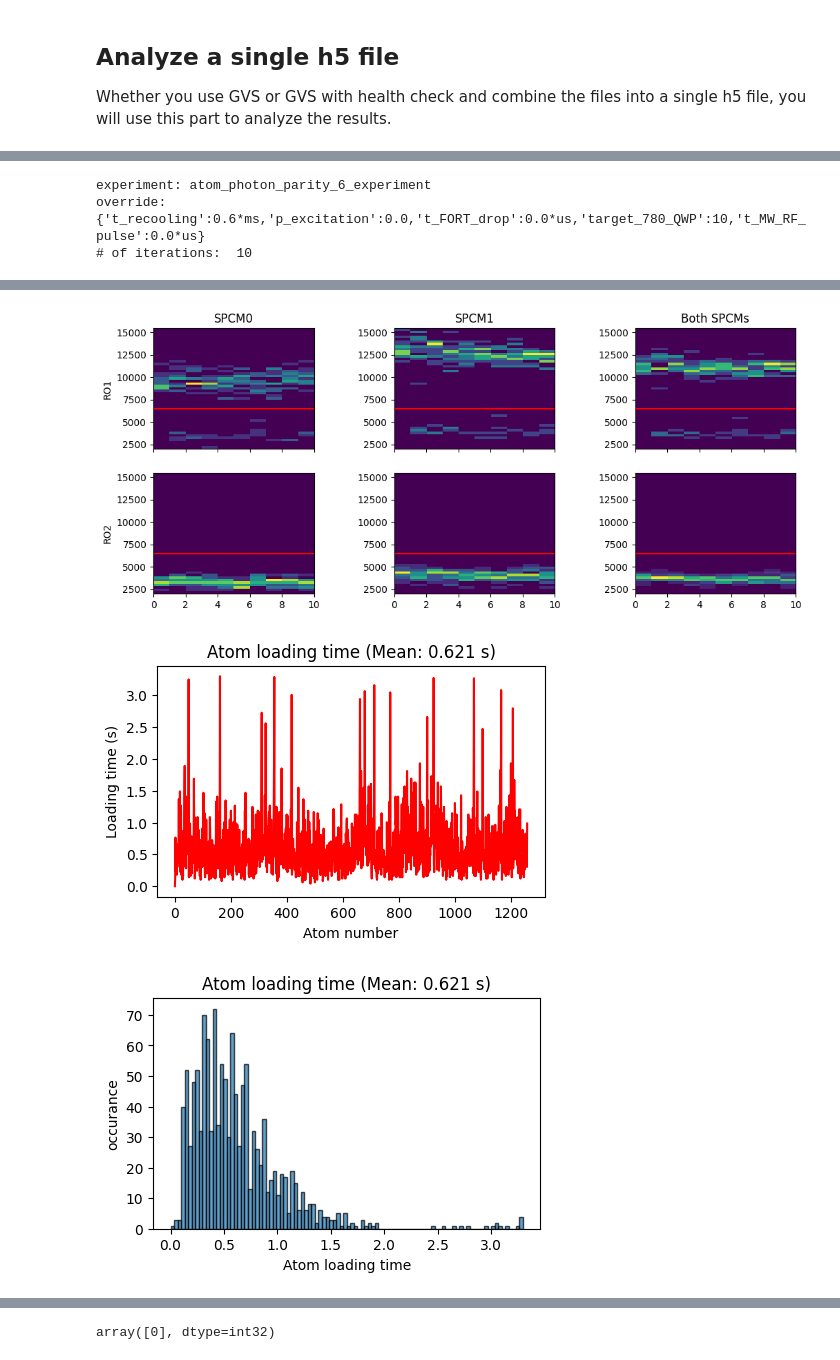
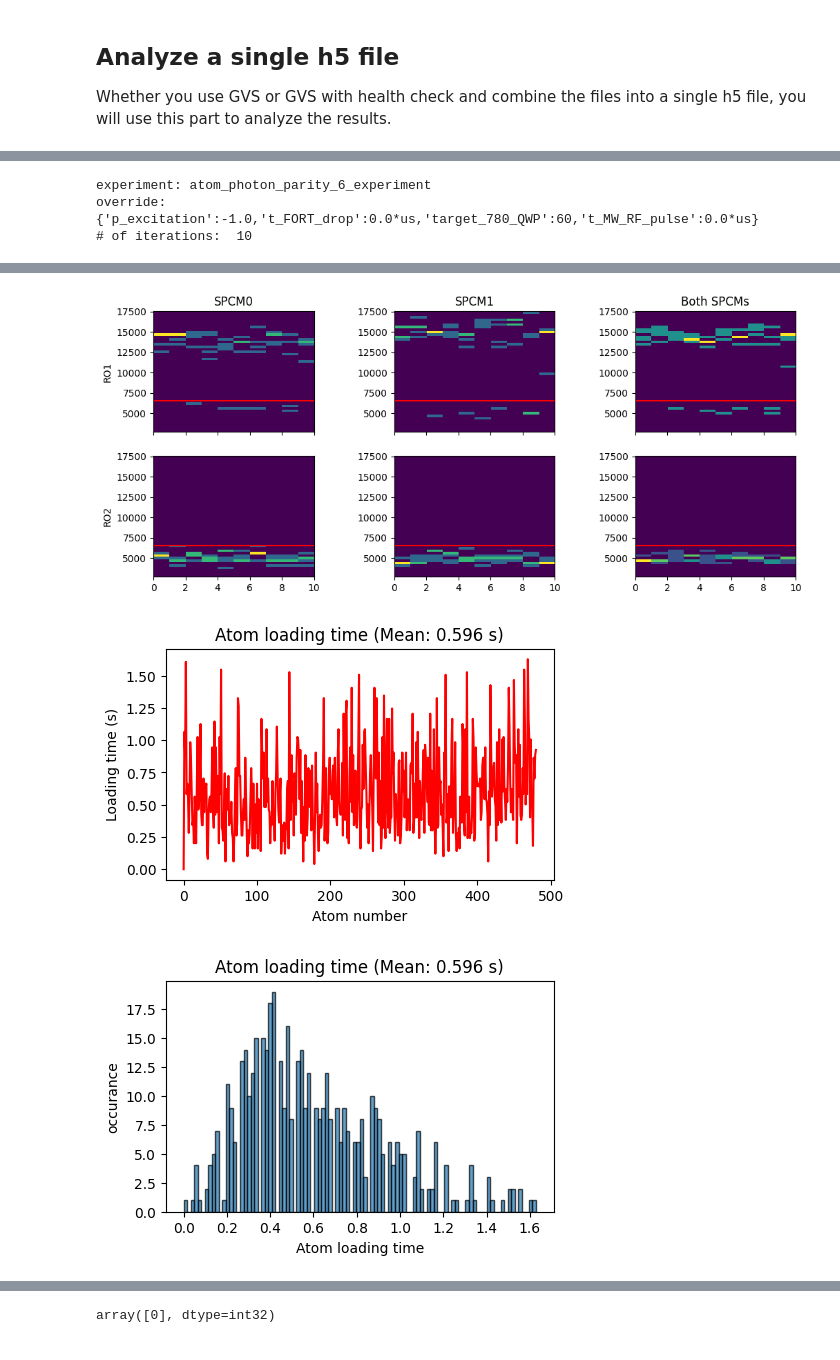
Before and after one commit to QuantumQuadrate/qn_artiq_routines, a Jupyter notebook: Analysis/Tomography analysis/Parity_Oscillation_analysis_2025.ipynb, the cells around one changed output, grey strips where cells are left out. Drawn from its saved outputs; the diff is of its cells as text; code cells hidden in the pictures.

```diff
--- a/Analysis/Tomography analysis/Parity_Oscillation_analysis_2025.ipynb
+++ b/Analysis/Tomography analysis/Parity_Oscillation_analysis_2025.ipynb
@@ -6,7 +6,7 @@ On 2025-12-05 I changed the name "SPCM0_SinglePhoton" to "SPCM0_SinglePhoton_par
 ## Combine files generated with GVS_HealthCheck_CatchError
 If you run the experiment using GVS_HealthCheck_CatchError, it may generate multiple h5 files. This section, combines the files to be used for the analysis below.
 # %%
-date_filters = ["2026-04-15"]
+date_filters = ["2026-04-30"]
 
 from matplotlib import pyplot as plt
 import matplotlib as mpl
@@ -333,7 +333,7 @@ Done. Combined files:
 ## Analyze a single h5 file
 Whether you use GVS or GVS with health check and combine the files into a single h5 file, you will use this part to analyze the results.
 # %%
-date_filters = ["2026-04-14"]
+date_filters = ["2026-04-30"]
 
 from matplotlib import pyplot as plt
 import matplotlib as mpl
@@ -390,7 +402,7 @@ file 3 (C:\Networking Experiment\artiq codes\artiq-master\results\2026-04-14\14\
 # %%
 ### the file(s) to analyze:
 file_indices = {
-    1:'',
+    29:'',
     # 40:'',
     # 42:'',
 }
@@ -685,5 +697,5 @@ plt.show()
 # plt.show()
 # %% [output]
 experiment: atom_photon_parity_6_experiment
-override: {'t_recooling':0.6*ms,'p_excitation':0.0,'t_FORT_drop':0.0*us,'target_780_QWP':10,'t_MW_RF_pulse':0.0*us}
+override: {'p_excitation':-1.0,'t_FORT_drop':0.0*us,'target_780_QWP':60,'t_MW_RF_pulse':0.0*us}
 # of iterations:  10
@@ -691,3 +703,3 @@ override: {'t_recooling':0.6*ms,'p_excitation':0.0,'t_FORT_drop':0.0*us,'target_
-[figure, old version]
+[figure, new version]
-[figure, old version]
+[figure, new version]
-[figure, old version]
+[figure, new version]
```
Also changed, not shown: parts of 4 cells of this notebook, 6 other files.
